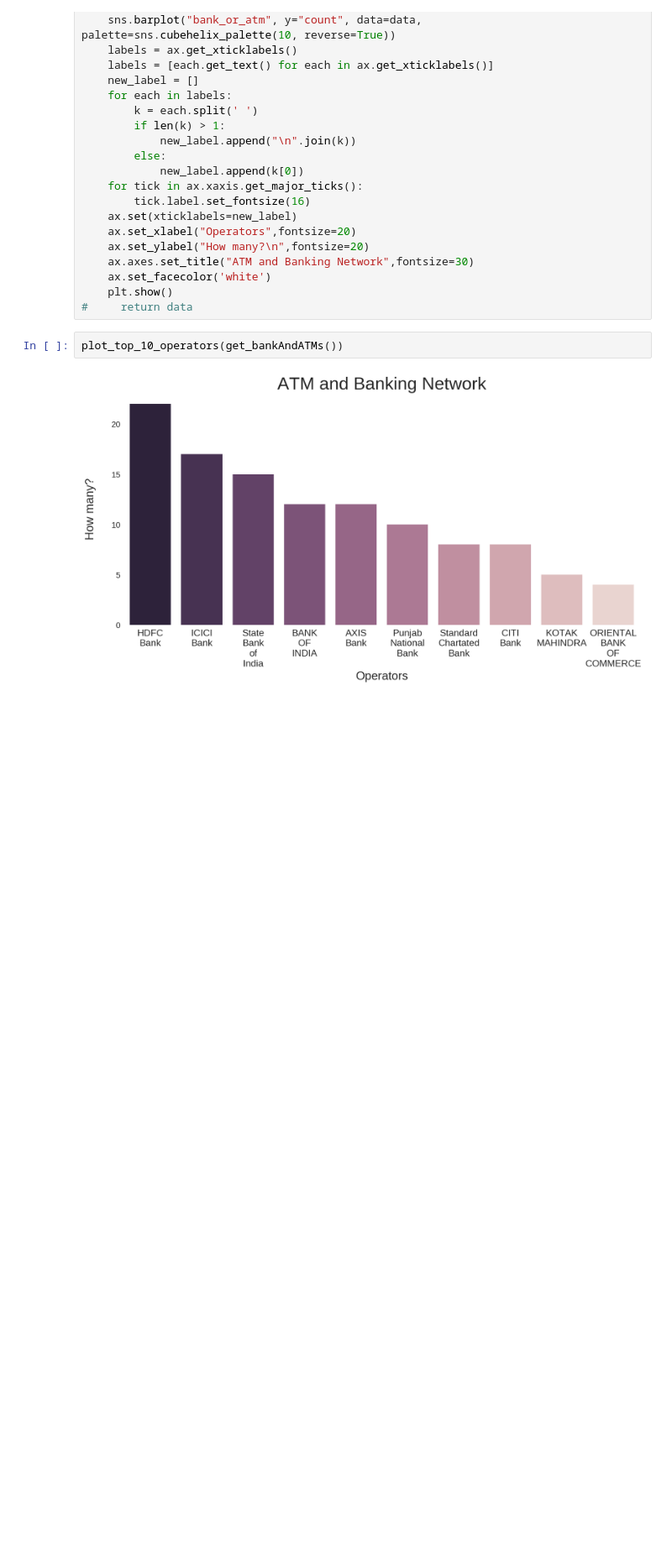
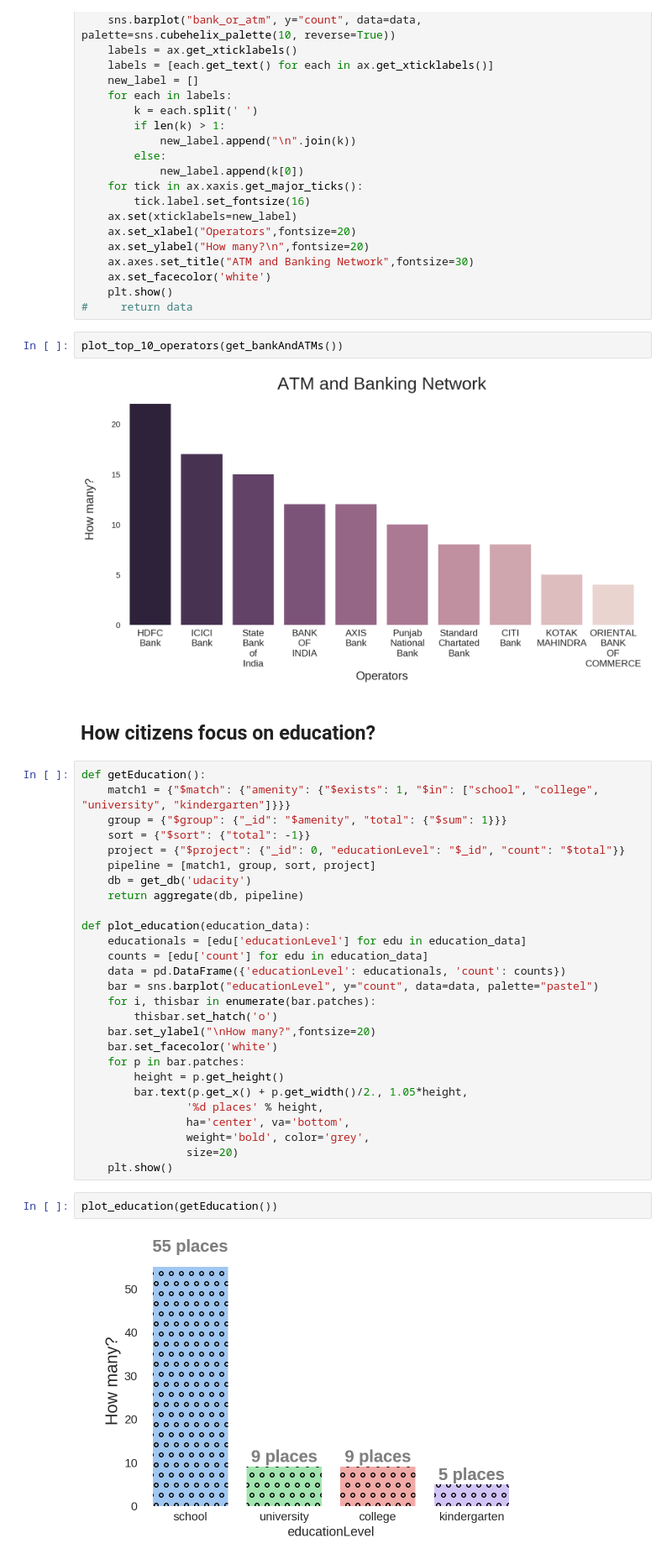
Before and after one commit to MayukhSobo/OpenStreetMap, a Jupyter notebook: Report.ipynb, the cells around one changed output. Shown: that part at 84% size. Saved outputs shown, nothing was run; the diff lists cells and outputs as text; blank space fills up the shorter version.

```diff
--- a/Report.ipynb
+++ b/Report.ipynb
@@ -157,3 +157,36 @@ def plot_top_10_operators(bankATMcounts):
 plot_top_10_operators(get_bankAndATMs())
 # %% [output]
 [figure]
+# %% [markdown]
+## How citizens focus on education?
+# %%
+def getEducation():
+    match1 = {"$match": {"amenity": {"$exists": 1, "$in": ["school", "college", "university", "kindergarten"]}}}
+    group = {"$group": {"_id": "$amenity", "total": {"$sum": 1}}}
+    sort = {"$sort": {"total": -1}}
+    project = {"$project": {"_id": 0, "educationLevel": "$_id", "count": "$total"}}
+    pipeline = [match1, group, sort, project]
+    db = get_db('udacity')
+    return aggregate(db, pipeline)
+
+def plot_education(education_data):
+    educationals = [edu['educationLevel'] for edu in education_data]
+    counts = [edu['count'] for edu in education_data]
+    data = pd.DataFrame({'educationLevel': educationals, 'count': counts})
+    bar = sns.barplot("educationLevel", y="count", data=data, palette="pastel")
+    for i, thisbar in enumerate(bar.patches):
+        thisbar.set_hatch('o')
+    bar.set_ylabel("\nHow many?",fontsize=20)
+    bar.set_facecolor('white')
+    for p in bar.patches:
+        height = p.get_height()
+        bar.text(p.get_x() + p.get_width()/2., 1.05*height,
+                '%d places' % height,
+                ha='center', va='bottom',
+                weight='bold', color='grey',
+                size=20)
+    plt.show()
+# %%
+plot_education(getEducation())
+# %% [output]
+[figure, added]
```
Also changed, not shown: parts of 3 cells of this notebook, 2 other files.
